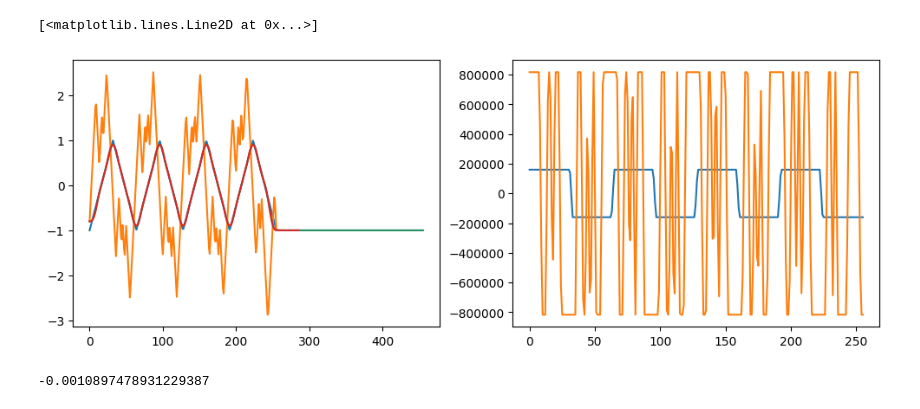
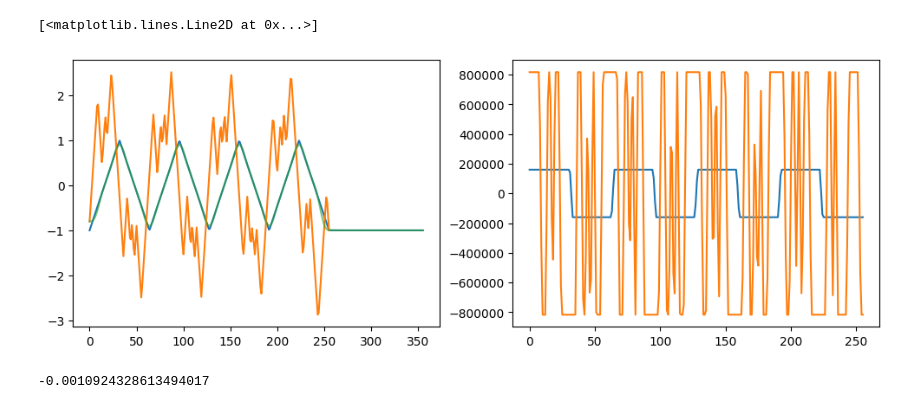
Before and after one commit to tiqi-group/pytrans-examples, a Jupyter notebook: examples/filter_compensation.ipynb, the cells around one changed output. Saved outputs shown, nothing was run; the diff lists cells and outputs as text; code cells hidden in the pictures.

```diff
--- a/examples/filter_compensation.ipynb
+++ b/examples/filter_compensation.ipynb
@@ -64,30 +64,30 @@ done
 # %%
 from pytrans.transform.filter import pad_waveform
-pad2 = 200
+pad2 = 100
 
 
 dt = trap_filter.dt
 
 v0 = pad_waveform(voltage0, pad_after=pad2)
-vfilt = filter_transform.transform(waveform0.value, pad_after=pad2)
+wf0 = _res.waveform.value
+wf_filt = filter_transform.transform(wf0, pad_after=pad2)
 
 fig, (ax, ax1) = plt.subplots(1, 2, figsize=(12, 4))
 ax.plot(v0)
-ax.plot(waveform0.value)
-ax.plot(vfilt, alpha=0.6)
-ax.plot(waveform_filtered.value)
+ax.plot(wf0)
+ax.plot(wf_filt, alpha=0.6)
 
 dv = np.gradient(voltage0, dt, axis=0)
-dw = np.gradient(waveform0.value, dt, axis=0)
+dw = np.gradient(wf0, dt, axis=0)
 
 ax1.plot(dv)
 ax1.plot(dw)
 
 # ax.set_xlim(200, 300)
 # %% [output]
 [<matplotlib.lines.Line2D at 0x...>]
-[figure, old version]
+[figure, new version]
 # %%
-(vfilt - v0)[-20:, 0].mean()
+(wf_filt - v0)[-20:, 0].mean()
 # %% [output]
--0.0010897478931229387
+-0.0010924328613494017
```
Also changed, not shown: parts of 2 cells of this notebook, 11 other files.
